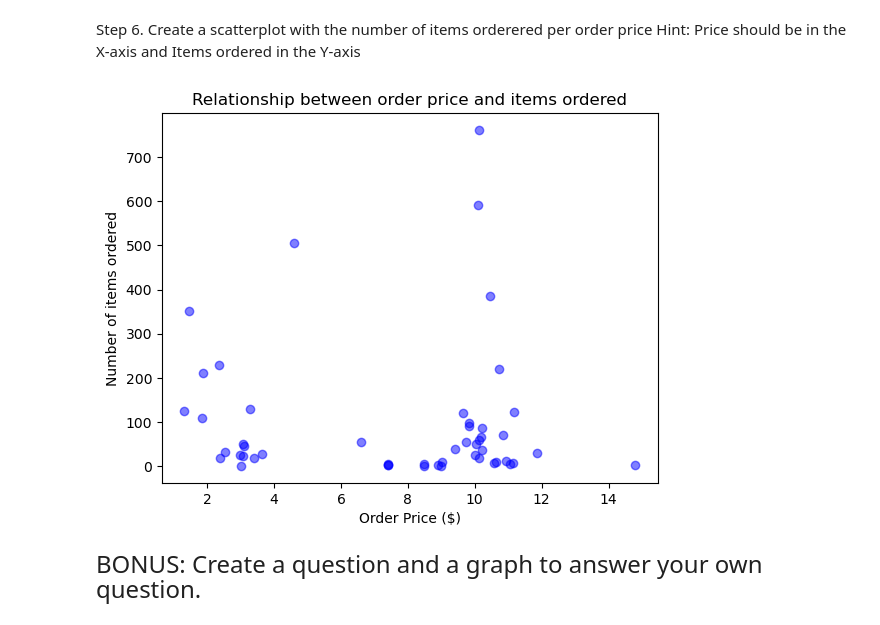
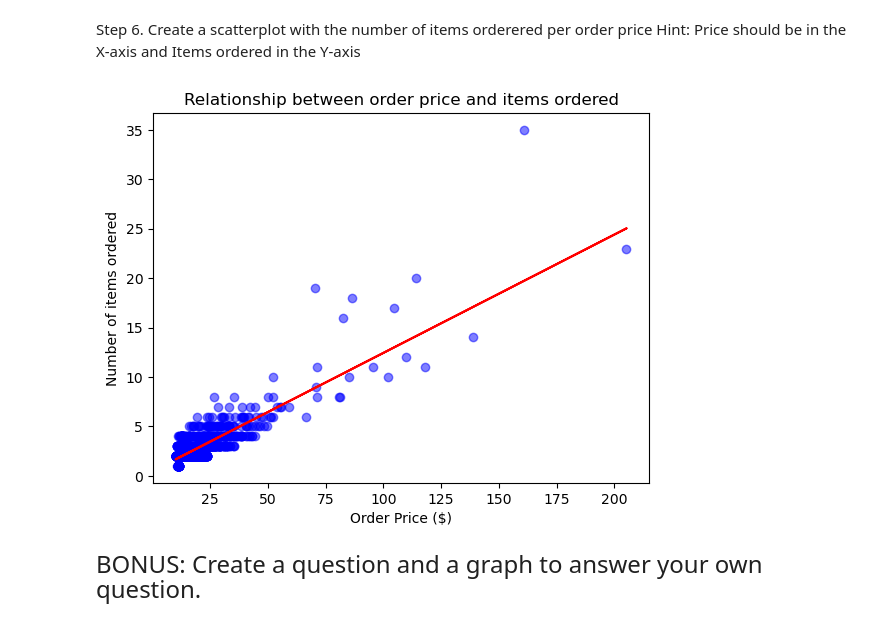
Before and after one commit to vvillacor/Data-Science-Internship, a Jupyter notebook: Module 1. Warmup and Engineering for DS/Pandas/Visualization.ipynb, the cells around one changed output. Saved outputs shown, nothing was run; the diff lists cells and outputs as text; code cells hidden in the pictures.

```diff
--- a/Module 1. Warmup and Engineering for DS/Pandas/Visualization.ipynb
+++ b/Module 1. Warmup and Engineering for DS/Pandas/Visualization.ipynb
@@ -53,17 +55,21 @@ Hint: Price should be in the X-axis and Items ordered in the Y-axis
 # %%
 if chipo.item_price.dtype == 'object':
     chipo.item_price = chipo.item_price.apply(lambda x: float(x[1:]))
 
-item_stats = chipo.groupby('item_name').agg({'item_price': 'mean', 'quantity': 'sum'})
+#item_stats = chipo.groupby('item_name').agg({'item_price': 'mean', 'quantity': 'sum'})
+#chipo['subtotal'] = chipo['quantity'] * chipo['item_price']
+orders = chipo.groupby('order_id').sum()  #obtengo el precio total por orden aplastandolo en una fila
+
 import matplotlib.pyplot as plt
-plt.scatter(item_stats.item_price, item_stats.quantity, color='blue', alpha=0.5)
-
+plt.scatter(x= orders.item_price, y=orders.quantity, color='blue', alpha=0.5)
+m, b = np.polyfit(orders.item_price, orders.quantity, 1)
+plt.plot(orders.item_price, m*orders.item_price + b, color='red')
 plt.title('Relationship between order price and items ordered')
 plt.xlabel('Order Price ($)')
 plt.ylabel('Number of items ordered')
 plt.show()
 # %% [output]
-[figure, old version]
+[figure, new version]
 # %% [markdown]
 <font size="5">BONUS: Create a question and a graph to answer your own question. <font>
 # %% [markdown]
```
Also changed, not shown: parts of 2 cells of this notebook, 3 other files.
